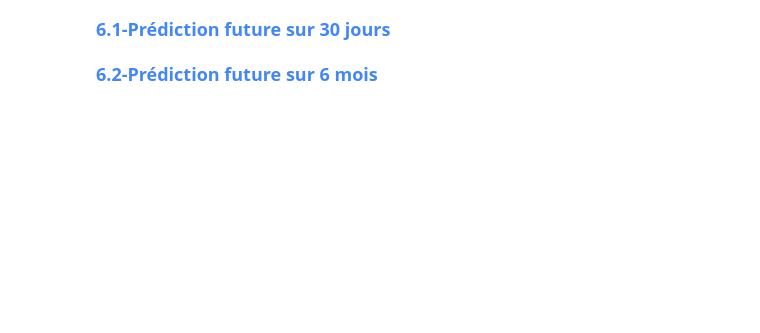
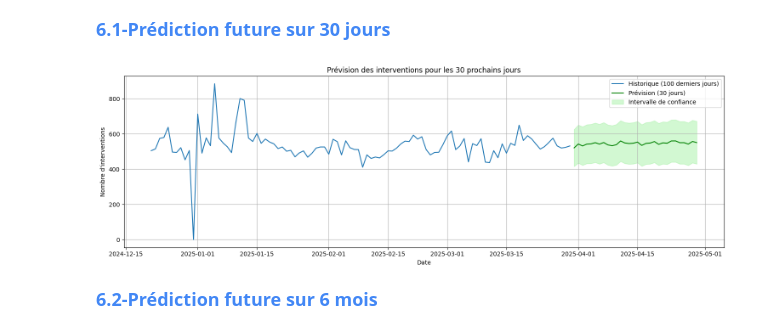
Before and after one commit to Massilia23/london-fire-response, a Jupyter notebook: notebooks/models/Model_Time-serie.ipynb, the cells around one changed output. Cells and saved outputs as stored; diff of their text form; code cells hidden in the pictures; blank space fills up the shorter version.

```diff
--- a/notebooks/models/Model_Time-serie.ipynb
+++ b/notebooks/models/Model_Time-serie.ipynb
@@ -224,4 +295,28 @@ NameError: name 'df' is not defined
 # %% [markdown]
 <span style=" color:#4287f5 ; font-size:1.2em; font-weight:bold" > 6.1-Prédiction future sur 30 jours </span>
+# %%
+# Définir la période de prévision
+forecast_steps = 30
+forecast = results.get_forecast(steps=forecast_steps)
+forecast_mean = forecast.predicted_mean
+conf_int = forecast.conf_int()
+
+# Visualisation
+plt.figure(figsize=(15, 5))
+plt.plot(y[-100:], label='Historique (100 derniers jours)')
+plt.plot(forecast_mean, label='Prévision (30 jours)', color='green')
+plt.fill_between(conf_int.index,
+                 conf_int.iloc[:, 0],
+                 conf_int.iloc[:, 1],
+                 color='lightgreen', alpha=0.4, label='Intervalle de confiance')
+plt.title("Prévision des interventions pour les 30 prochains jours")
+plt.xlabel("Date")
+plt.ylabel("Nombre d'interventions")
+plt.legend()
+plt.grid(True)
+plt.tight_layout()
+plt.show()
+# %% [output]
+[figure, added]
 # %% [markdown]
 <span style=" color:#4287f5 ; font-size:1.2em; font-weight:bold" > 6.2-Prédiction future sur 6 mois </span>
```
Also changed, not shown: parts of 12 cells of this notebook, 14 other files.
